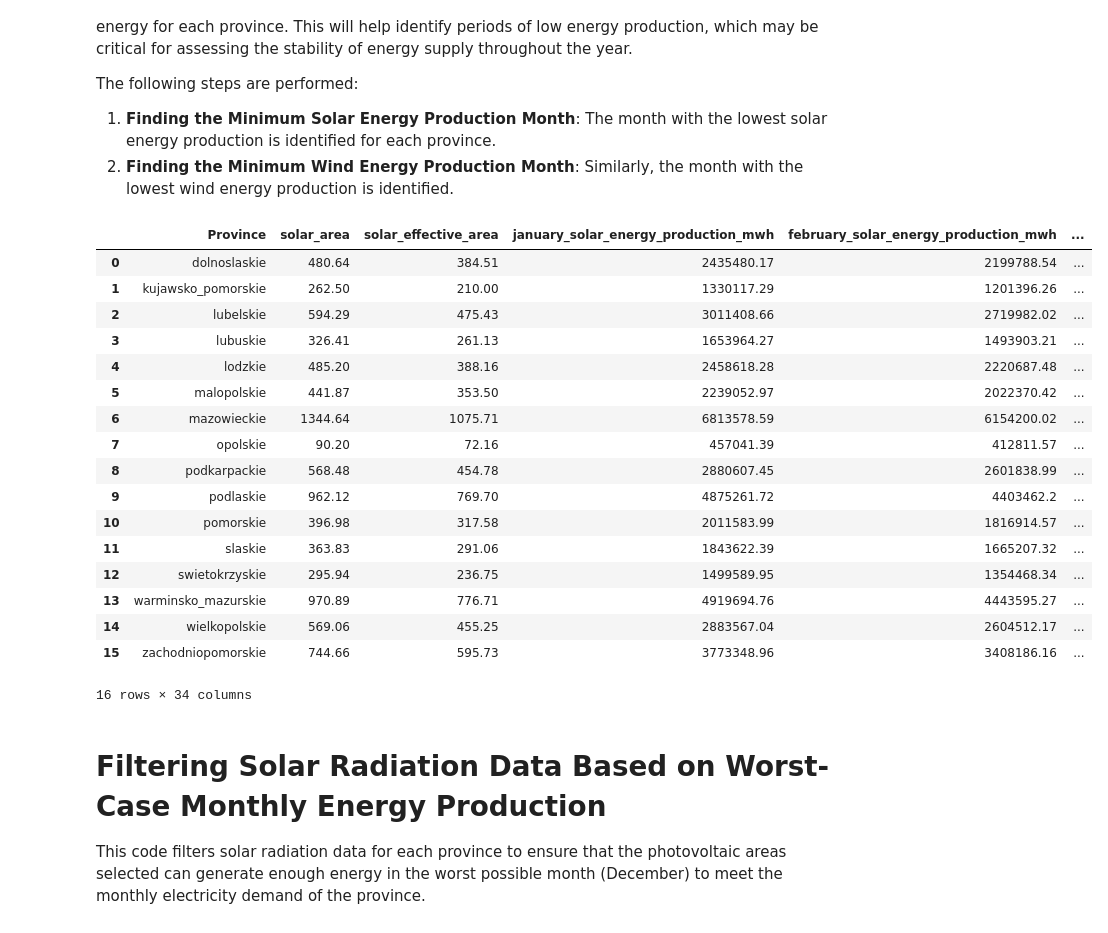
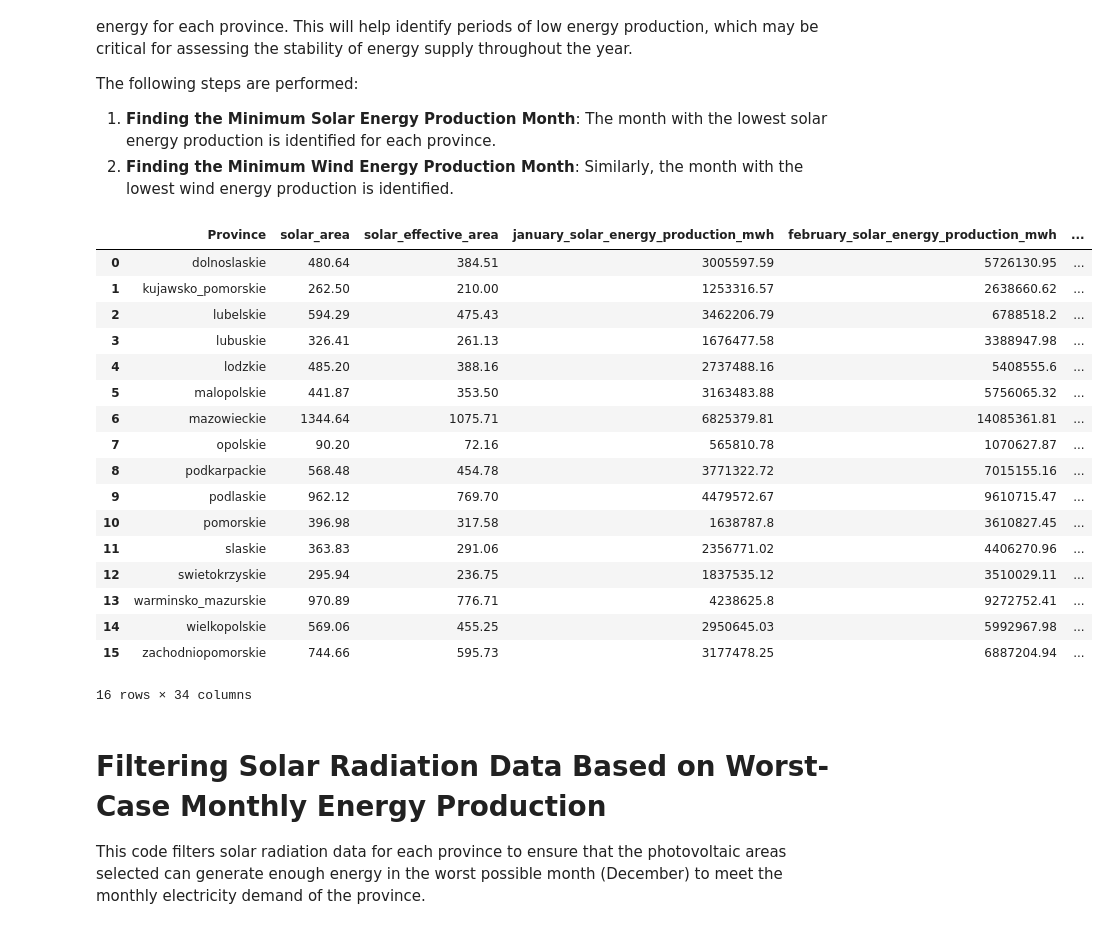
Before and after one commit to geoworldlook/Renewable_energy_optimum_location_function, a Jupyter notebook: Step_5_Analysis_Jupyter.ipynb, the cells around one changed output. Saved outputs shown, nothing was run; the diff lists cells and outputs as text; code cells hidden in the pictures.

```diff
--- a/Step_5_Analysis_Jupyter.ipynb
+++ b/Step_5_Analysis_Jupyter.ipynb
@@ -311,8 +311,10 @@ for province in provinces:
         table_name_solar = f"solar_radiation_photovoltaic_area_{province}"
 
         # SQL query to calculate total solar energy in the month (accounting for area, radiation, efficiency)
-        query = (f"SELECT SUM(area * {months[month]} * {effective_solar_panel_area} * {efficiency}) "
-                 f"AS total FROM {table_name_solar}")
+        query = (
+            f"SELECT SUM(area * {month} * {effective_solar_panel_area} * {efficiency}) AS total "
+            f"FROM {table_name_solar}"
+        )
 
         # Execute the query and store result in DataFrame
         result_df = pd.read_sql(query, conn)
@@ -327,3 +329,4 @@ solar_radiation.rename(columns={'index': 'Province'}, inplace=True)
 
 # Merge the solar radiation data with the df_solar DataFrame
 df_solar = df_solar.merge(solar_radiation, left_on='Province', right_on='Province')
+df_solar
@@ -813,42 +844,34 @@ The following steps are performed:
 # %%
 # Finding the month with the minimum solar energy production for each province
 data_combined['min_value_solar'] = data_combined[['january_solar_energy_production_mwh',
-       'february_solar_energy_production_mwh', 'march_solar_energy_production_mwh',
-       'april_solar_energy_production_mwh', 'may_solar_energy_production_mwh',
-       'june_solar_energy_production_mwh', 'july_solar_energy_production_mwh',
-       'august_solar_energy_production_mwh', 'september_solar_energy_production_mwh',
-       'october_solar_energy_production_mwh', 'november_solar_energy_production_mwh',
-       'december_solar_energy_production_mwh']].idxmin(axis=1)
+       'february_solar_energy_production_mwh', 'march_solar_energy_production_mwh', 'april_solar_energy_production_mwh', 'may_solar_energy_production_mwh',
+       'june_solar_energy_production_mwh', 'july_solar_energy_production_mwh', 'august_solar_energy_production_mwh', 'september_solar_energy_production_mwh',
+       'october_solar_energy_production_mwh', 'november_solar_energy_production_mwh', 'december_solar_energy_production_mwh']].idxmin(axis=1)
 
-# Finding the month with the minimum wind energy production for each province
-data_combined['min_value_wind'] = data_combined[['january_wind_energy_production_mwh',
-       'february_wind_energy_production_mwh', 'march_wind_energy_production_mwh',
-       'april_wind_energy_production_mwh', 'may_wind_energy_production_mwh',
-       'june_wind_energy_production_mwh', 'july_wind_energy_production_mwh',
-       'august_wind_energy_production_mwh', 'september_wind_energy_production_mwh',
-       'october_wind_energy_production_mwh', 'november_wind_energy_production_mwh',
-       'december_wind_energy_production_mwh']].idxmin(axis=1)
+data_combined['min_value_wind'] = data_combined[['january_wind_energy_production_mwh', 'february_wind_energy_production_mwh', 'march_wind_energy_production_mwh',
+       'april_wind_energy_production_mwh', 'may_wind_energy_production_mwh', 'june_wind_energy_production_mwh', 'july_wind_energy_production_mwh', 'august_wind_energy_production_mwh',
+       'september_wind_energy_production_mwh', 'october_wind_energy_production_mwh', 'november_wind_energy_production_mwh', 'december_wind_energy_production_mwh']].idxmin(axis=1)
 
 # Display the updated DataFrame
 data_combined
 # %% [output]
 |  | Province | solar_area | solar_effective_area | january_solar_energy_production_mwh | february_solar_energy_production_mwh | ... |
-| 0 | dolnoslaskie | 480.64 | 384.51 | 2435480.17 | 2199788.54 | ... |
-| 1 | kujawsko_pomorskie | 262.50 | 210.00 | 1330117.29 | 1201396.26 | ... |
-| 2 | lubelskie | 594.29 | 475.43 | 3011408.66 | 2719982.02 | ... |
-| 3 | lubuskie | 326.41 | 261.13 | 1653964.27 | 1493903.21 | ... |
-| 4 | lodzkie | 485.20 | 388.16 | 2458618.28 | 2220687.48 | ... |
-| 5 | malopolskie | 441.87 | 353.50 | 2239052.97 | 2022370.42 | ... |
-| 6 | mazowieckie | 1344.64 | 1075.71 | 6813578.59 | 6154200.02 | ... |
-| 7 | opolskie | 90.20 | 72.16 | 457041.39 | 412811.57 | ... |
-| 8 | podkarpackie | 568.48 | 454.78 | 2880607.45 | 2601838.99 | ... |
-| 9 | podlaskie | 962.12 | 769.70 | 4875261.72 | 4403462.2 | ... |
-| 10 | pomorskie | 396.98 | 317.58 | 2011583.99 | 1816914.57 | ... |
-| 11 | slaskie | 363.83 | 291.06 | 1843622.39 | 1665207.32 | ... |
-| 12 | swietokrzyskie | 295.94 | 236.75 | 1499589.95 | 1354468.34 | ... |
-| 13 | warminsko_mazurskie | 970.89 | 776.71 | 4919694.76 | 4443595.27 | ... |
-| 14 | wielkopolskie | 569.06 | 455.25 | 2883567.04 | 2604512.17 | ... |
-| 15 | zachodniopomorskie | 744.66 | 595.73 | 3773348.96 | 3408186.16 | ... |
+| 0 | dolnoslaskie | 480.64 | 384.51 | 3005597.59 | 5726130.95 | ... |
+| 1 | kujawsko_pomorskie | 262.50 | 210.00 | 1253316.57 | 2638660.62 | ... |
+| 2 | lubelskie | 594.29 | 475.43 | 3462206.79 | 6788518.2 | ... |
+| 3 | lubuskie | 326.41 | 261.13 | 1676477.58 | 3388947.98 | ... |
+| 4 | lodzkie | 485.20 | 388.16 | 2737488.16 | 5408555.6 | ... |
+| 5 | malopolskie | 441.87 | 353.50 | 3163483.88 | 5756065.32 | ... |
+| 6 | mazowieckie | 1344.64 | 1075.71 | 6825379.81 | 14085361.81 | ... |
+| 7 | opolskie | 90.20 | 72.16 | 565810.78 | 1070627.87 | ... |
+| 8 | podkarpackie | 568.48 | 454.78 | 3771322.72 | 7015155.16 | ... |
+| 9 | podlaskie | 962.12 | 769.70 | 4479572.67 | 9610715.47 | ... |
+| 10 | pomorskie | 396.98 | 317.58 | 1638787.8 | 3610827.45 | ... |
+| 11 | slaskie | 363.83 | 291.06 | 2356771.02 | 4406270.96 | ... |
+| 12 | swietokrzyskie | 295.94 | 236.75 | 1837535.12 | 3510029.11 | ... |
+| 13 | warminsko_mazurskie | 970.89 | 776.71 | 4238625.8 | 9272752.41 | ... |
+| 14 | wielkopolskie | 569.06 | 455.25 | 2950645.03 | 5992967.98 | ... |
+| 15 | zachodniopomorskie | 744.66 | 595.73 | 3177478.25 | 6887204.94 | ... |
 16 rows × 34 columns
 # %% [markdown]
 # Filtering Solar Radiation Data Based on Worst-Case Monthly Energy Production
```
Also changed, not shown: parts of 38 cells of this notebook.
